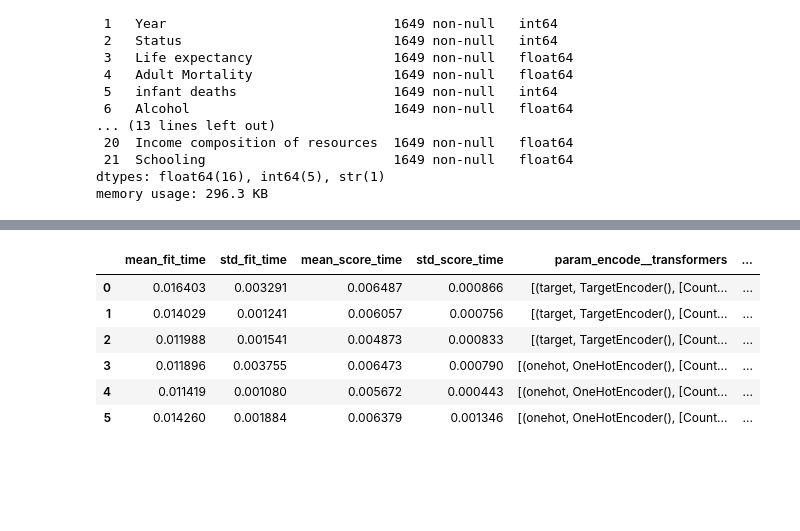
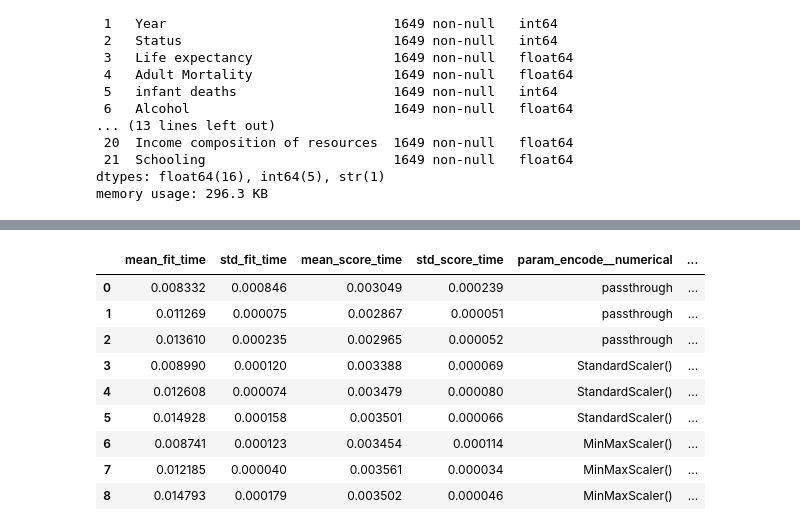
Before and after one commit to PCupboard/praktisk-maskin-learn, a Jupyter notebook: advanced_deep_learning/workshop_0610.ipynb, the cells around one changed output, grey strips where cells are left out. Saved outputs shown, nothing was run; the diff lists cells and outputs as text; code cells hidden in the pictures; blank space fills up the shorter version.

```diff
--- a/advanced_deep_learning/workshop_0610.ipynb
+++ b/advanced_deep_learning/workshop_0610.ipynb
@@ -170,10 +148,13 @@ dataset['Status'] = dataset['Status'].replace({'Developing':0, 'Developed':1}).a
 # %%
-numerical_features = dataset.drop(['Country', 'Status'], axis=1).columns
+# We want to perform mean normalization. This should be done on the numerical features only, so
+# it is helpful to have a list of all the numerical features
+numerical_features = dataset.drop(['Country', 'Status', 'Life expectancy '], axis=1).columns
 numerical_features
 
-# Should be done on training data only, and reused for validation and testing
+# Performing normalization on the entire dataset will cause data leakage
+# Should instead be done on training data only, and reused for validation and testing
 # Mean normalization
 # dataset[numerical_features] = (dataset[numerical_features] - dataset[numerical_features].mean())/dataset[numerical_features].std()
-# using sklearn
+# Using sklearn
 # dataset[numerical_features] = Normalizer().fit_transform(dataset[numerical_features])
 # %% [output]
@@ -211,13 +199,18 @@ def test(model):
 # %%
 # Create and tune a DT
 
+# Create a dictionary that specifies which parameters to tune and which values
+# to try for each of the parameters
 dt_params = {
     'max_depth': [2, 4, 8, 12],
-    'max_features': [None, 4, 6]
+    'max_features': [None, 'sqrt', 4, 6]
 }
 
+# Create a GridSearchCV object that wraps around the DT and pass in our parameter dictionary
 dt_grid = GridSearchCV(DecisionTreeRegressor(), dt_params)
+# Peform automated tuning by fitting the gridsearch object to the data. After tuning, the
+# estimator is by default fitted to the entire dataset (trainval) with the best parameter values
 dt_grid.fit(features_trainval_encoded, targets_trainval)
-
+# Test performance
 test(dt_grid)
 # %% [output]
@@ -295,13 +313,11 @@ Data columns (total 22 columns):
 dtypes: float64(16), int64(5), str(1)
 memory usage: 296.3 KB
 # %%
-dt_pipe_params = {
-    'estimator__max_depth': [2, 8, 16],
-    'encode__transformers': [[('target', TargetEncoder(), ['Country'])], [('onehot', OneHotEncoder(), ['Country'])]]
-}
-dt_pipe = GridSearchCV(Pipeline([
-    ('encode', ColumnTransformer([('target', TargetEncoder(), ['Country'])])),
+# Create a pipeline that has a ColumnTransformer before the estimator. We specify the
+# names and types of each step in the pipeline
+dt_pipe = Pipeline([
+    ('encode', ColumnTransformer([('country', TargetEncoder(), ['Country']), ('numerical', 'passthrough', numerical_features)])),
     ('estimator', DecisionTreeRegressor())
-]), dt_pipe_params)
-dt_pipe.fit(features_trainval, targets_trainval)
+])
+dt_pipe.get_params()
 # %% [output]
@@ -334,0 +358,11 @@ GridSearchCV(estimator=Pipeline(steps=[('encode',
+# %%
+
+dt_pipe_params = {
+    'estimator__max_depth': [2, 8, 16],
+    # This can cause issues (depending on the random seed) due to the sparsity of the country
+    # feature (see above) i.e. we have validations folds that contain values that are not present in the training fold
+    # 'encode__country': [TargetEncoder(), OneHotEncoder()]
+    'encode__numerical': ['passthrough', StandardScaler(), MinMaxScaler()]
+}
+dt_pipe_grid = GridSearchCV(dt_pipe, dt_pipe_params)
+dt_pipe_grid.fit(features_trainval, targets_trainval)
@@ -335,10 +386,13 @@ GridSearchCV(estimator=Pipeline(steps=[('encode',
 # %%
-pd.DataFrame(dt_pipe.cv_results_)
+pd.DataFrame(dt_pipe_grid.cv_results_)
 # %% [output]
-|  | mean_fit_time | std_fit_time | mean_score_time | std_score_time | param_encode__transformers | ... |
-| 0 | 0.016403 | 0.003291 | 0.006487 | 0.000866 | [(target, TargetEncoder(), [Count... | ... |
-| 1 | 0.014029 | 0.001241 | 0.006057 | 0.000756 | [(target, TargetEncoder(), [Count... | ... |
-| 2 | 0.011988 | 0.001541 | 0.004873 | 0.000833 | [(target, TargetEncoder(), [Count... | ... |
-| 3 | 0.011896 | 0.003755 | 0.006473 | 0.000790 | [(onehot, OneHotEncoder(), [Count... | ... |
-| 4 | 0.011419 | 0.001080 | 0.005672 | 0.000443 | [(onehot, OneHotEncoder(), [Count... | ... |
-| 5 | 0.014260 | 0.001884 | 0.006379 | 0.001346 | [(onehot, OneHotEncoder(), [Count... | ... |
+|  | mean_fit_time | std_fit_time | mean_score_time | std_score_time | param_encode__numerical | ... |
+| 0 | 0.008332 | 0.000846 | 0.003049 | 0.000239 | passthrough | ... |
+| 1 | 0.011269 | 0.000075 | 0.002867 | 0.000051 | passthrough | ... |
+| 2 | 0.013610 | 0.000235 | 0.002965 | 0.000052 | passthrough | ... |
+| 3 | 0.008990 | 0.000120 | 0.003388 | 0.000069 | StandardScaler() | ... |
+| 4 | 0.012608 | 0.000074 | 0.003479 | 0.000080 | StandardScaler() | ... |
+| 5 | 0.014928 | 0.000158 | 0.003501 | 0.000066 | StandardScaler() | ... |
+| 6 | 0.008741 | 0.000123 | 0.003454 | 0.000114 | MinMaxScaler() | ... |
+| 7 | 0.012185 | 0.000040 | 0.003561 | 0.000034 | MinMaxScaler() | ... |
+| 8 | 0.014793 | 0.000179 | 0.003502 | 0.000046 | MinMaxScaler() | ... |
```
Also changed, not shown: parts of 24 cells of this notebook, 1 other file.
